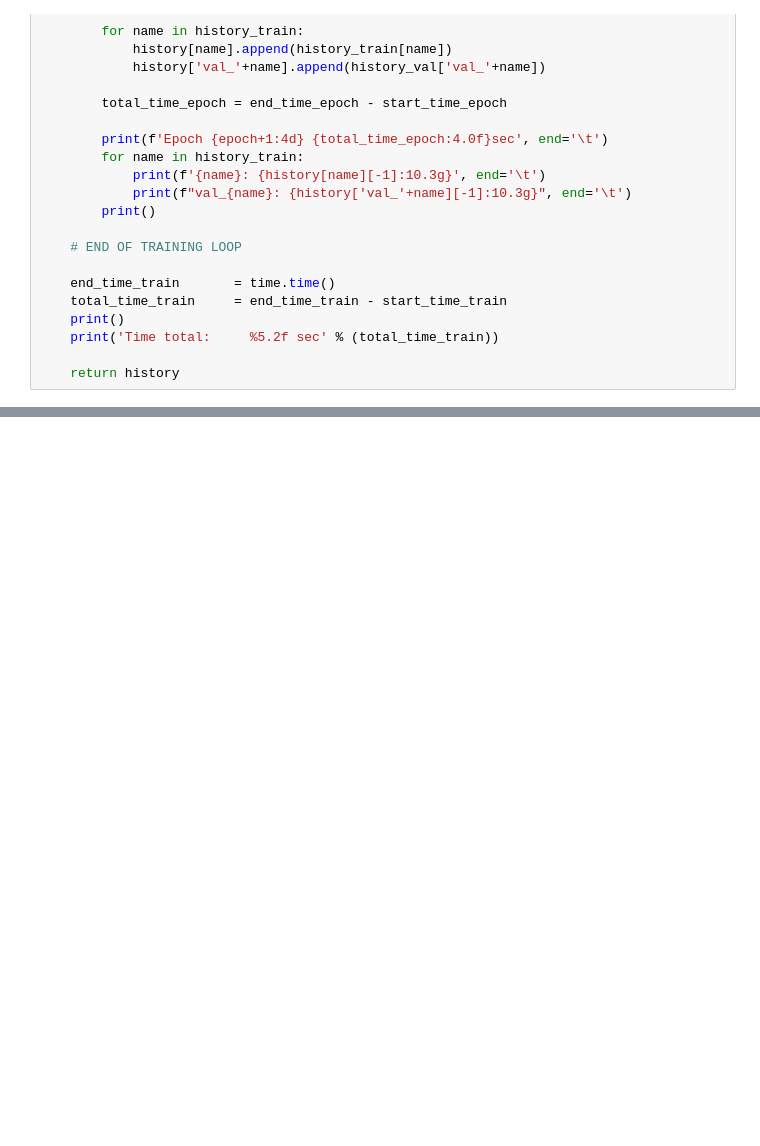
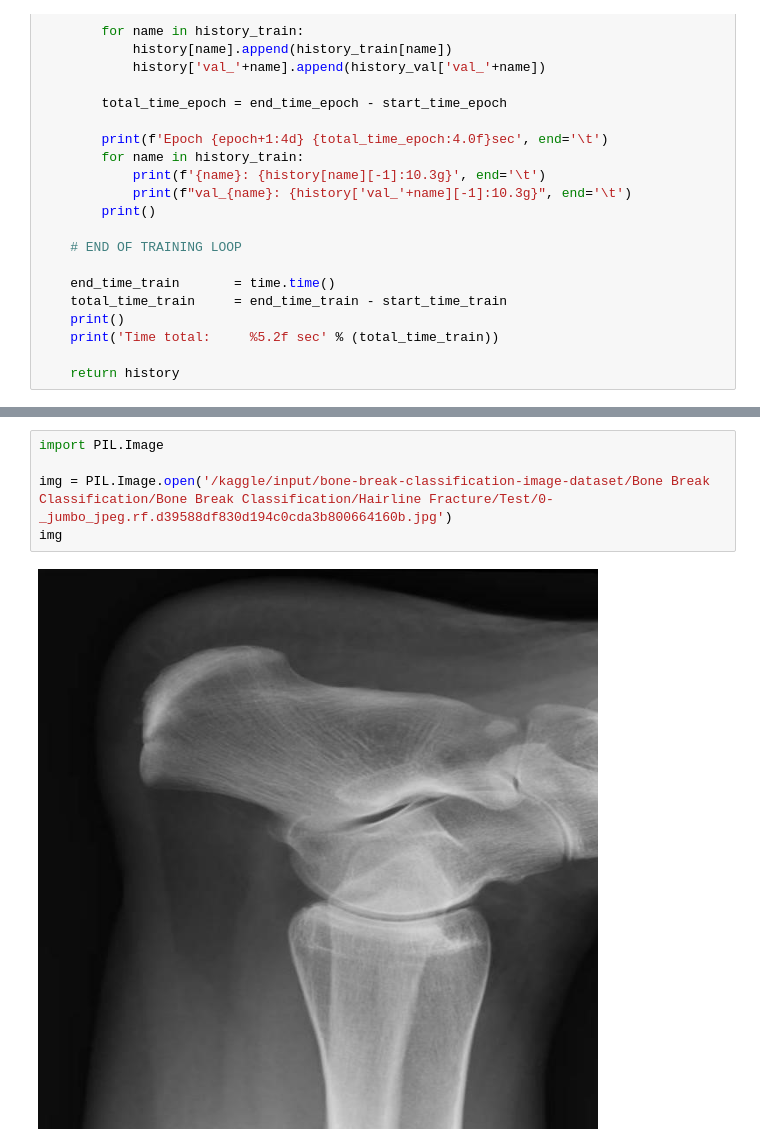
Before and after one commit to HalyshAnton/Python-AI, a Jupyter notebook: Transfer Learning.ipynb, the cells around one changed output, grey strips where cells are left out. Cells and saved outputs as stored; diff of their text form; blank space fills up the shorter version.

Commit message:
Kaggle Notebook | Transfer learning | Version 7

```diff
--- a/Transfer Learning.ipynb
+++ b/Transfer Learning.ipynb
@@ -429,0 +522,7 @@ print(classification_report(y_test, y_pred.argmax(-1), target_names=dataset.clas
+# %%
+import PIL.Image
+
+img = PIL.Image.open('/kaggle/input/bone-break-classification-image-dataset/Bone Break Classification/Bone Break Classification/Hairline Fracture/Test/0-_jumbo_jpeg.rf.d39588df830d194c0cda3b800664160b.jpg')
+img
+# %% [output]
+[figure, added]
```
Also changed, not shown: parts of 26 cells of this notebook.
